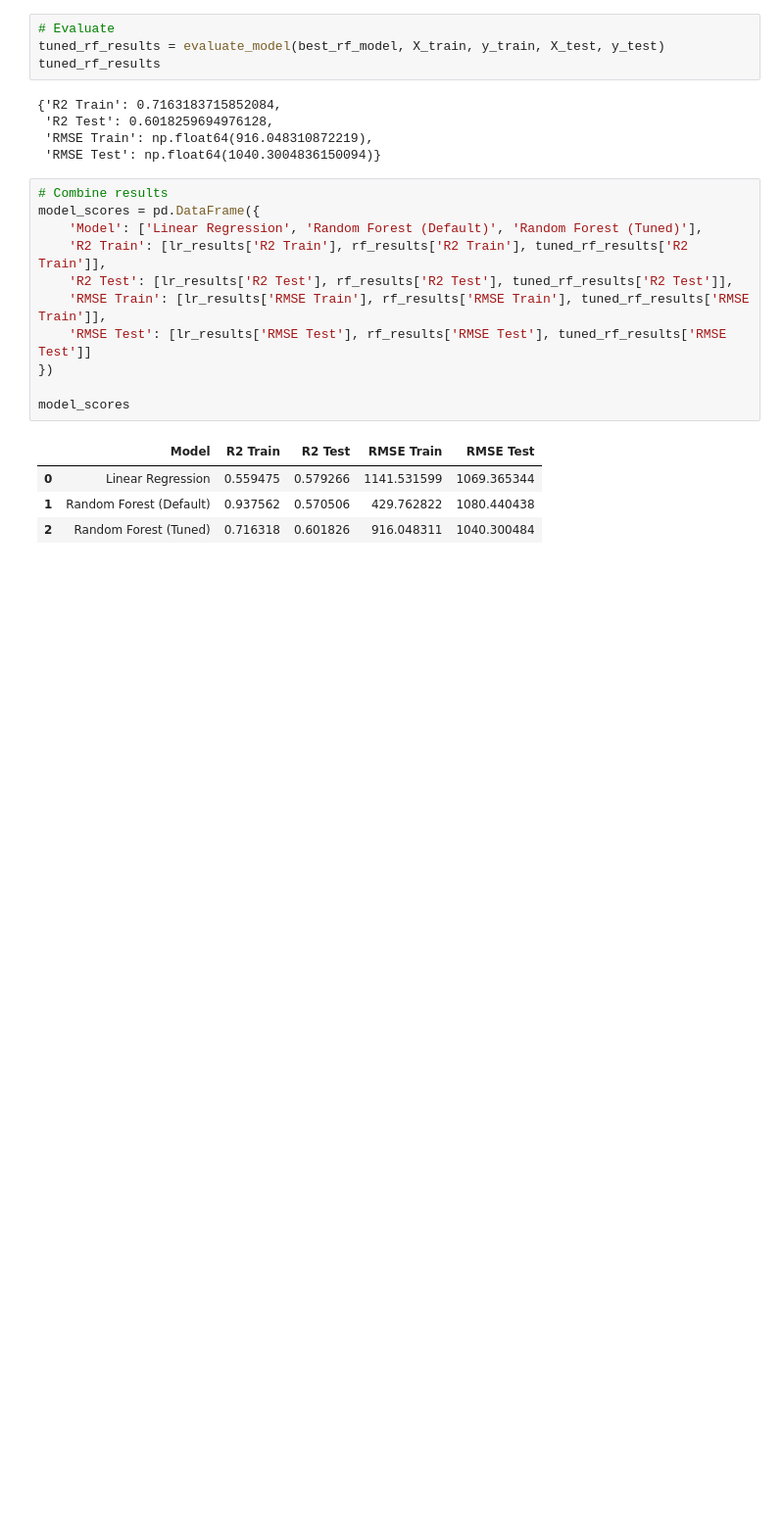
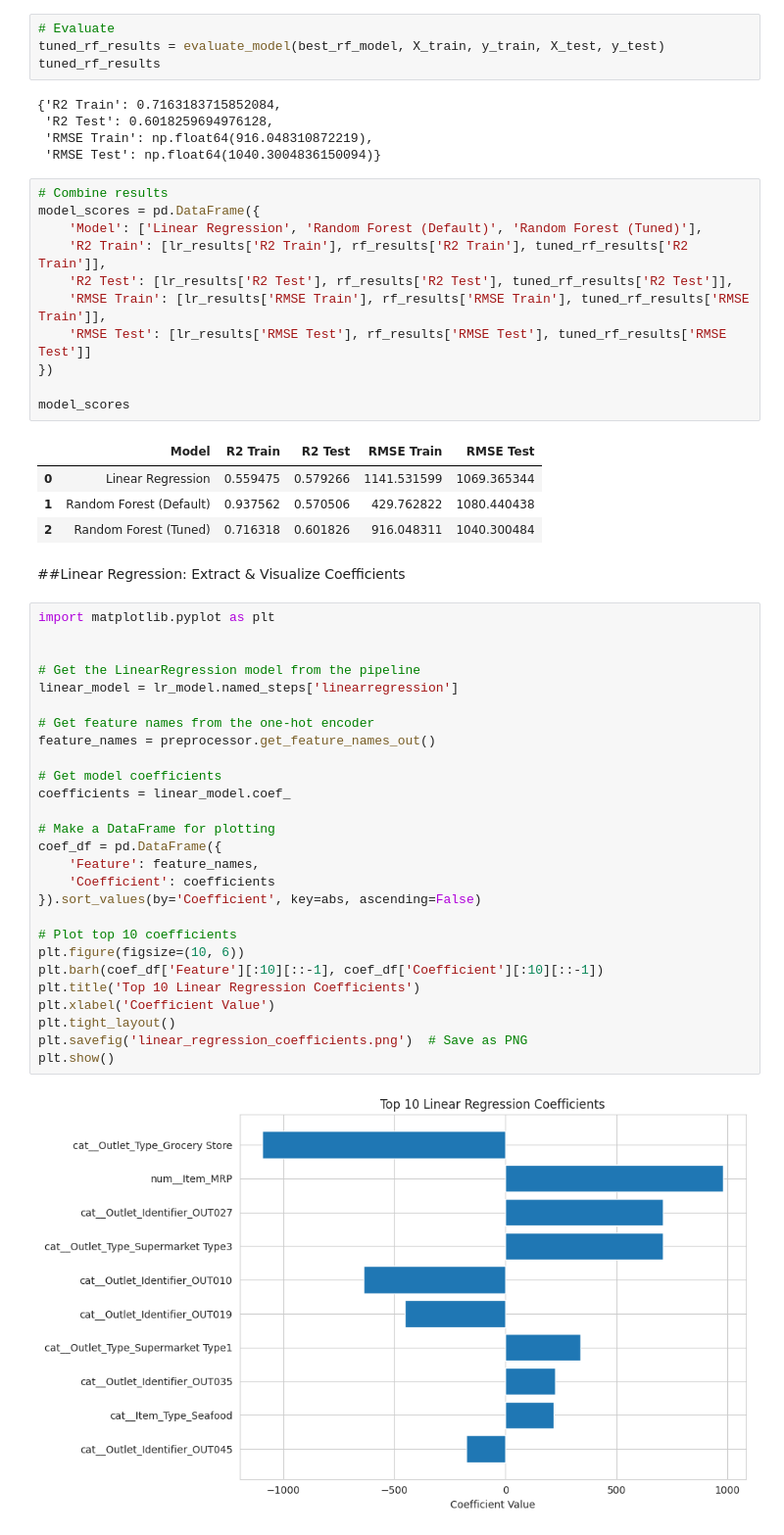
Before and after one commit to tamimisalah/Prediction-of-Product-Sales, a Jupyter notebook: Prediction_of_Product_Sales.ipynb, the cells around one changed output. Shown at 98% size. Drawn from its saved outputs; the diff is of its cells as text; blank space fills up the shorter version.

```diff
--- a/Prediction_of_Product_Sales.ipynb
+++ b/Prediction_of_Product_Sales.ipynb
@@ -853,3 +853,34 @@ model_scores
 | 0 | Linear Regression | 0.559475 | 0.579266 | 1141.531599 | 1069.365344 |
 | 1 | Random Forest (Default) | 0.937562 | 0.570506 | 429.762822 | 1080.440438 |
 | 2 | Random Forest (Tuned) | 0.716318 | 0.601826 | 916.048311 | 1040.300484 |
+# %% [markdown]
+##Linear Regression: Extract & Visualize Coefficients
+# %%
+import matplotlib.pyplot as plt
+
+
+# Get the LinearRegression model from the pipeline
+linear_model = lr_model.named_steps['linearregression']
+
+# Get feature names from the one-hot encoder
+feature_names = preprocessor.get_feature_names_out()
+
+# Get model coefficients
+coefficients = linear_model.coef_
+
+# Make a DataFrame for plotting
+coef_df = pd.DataFrame({
+    'Feature': feature_names,
+    'Coefficient': coefficients
+}).sort_values(by='Coefficient', key=abs, ascending=False)
+
+# Plot top 10 coefficients
+plt.figure(figsize=(10, 6))
+plt.barh(coef_df['Feature'][:10][::-1], coef_df['Coefficient'][:10][::-1])
+plt.title('Top 10 Linear Regression Coefficients')
+plt.xlabel('Coefficient Value')
+plt.tight_layout()
+plt.savefig('linear_regression_coefficients.png')  # Save as PNG
+plt.show()
+# %% [output]
+[figure, added]
```
Also changed, not shown: parts of 4 cells of this notebook.
